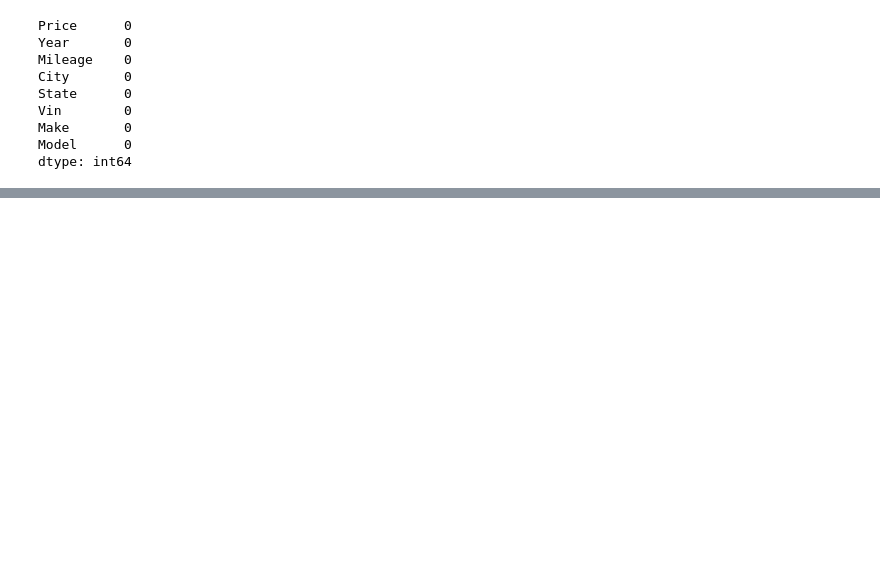
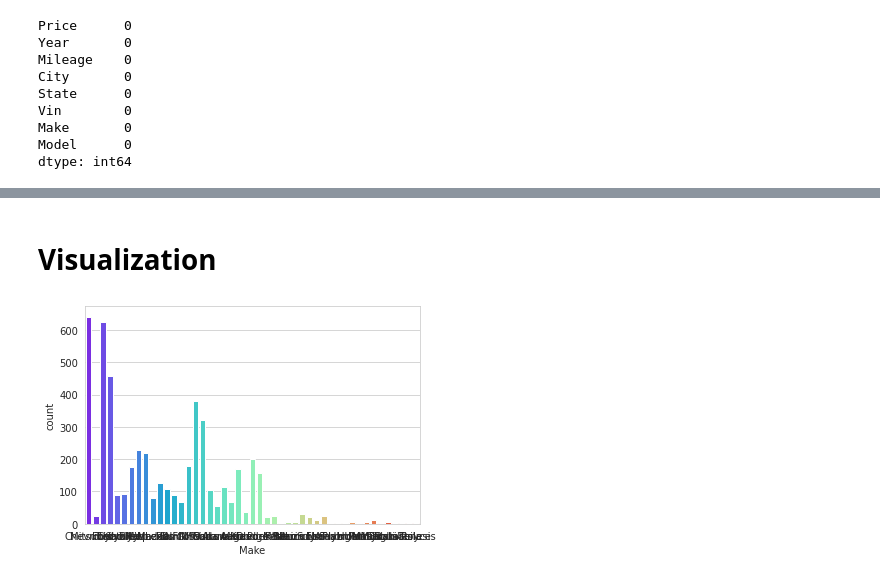
Before and after one commit to cmpe255-orion/car-price-prediction, a Jupyter notebook: Final_Project.ipynb, the cells around one changed output, grey strips where cells are left out. Cells and saved outputs as stored; diff of their text form; code cells hidden in the pictures; blank space fills up the shorter version.

```diff
--- a/Final_Project.ipynb
+++ b/Final_Project.ipynb
@@ -45,0 +62,2 @@ df.head(10)
+# %%
+df = df[:5000]
@@ -61,0 +100,8 @@ dtype: int64
+# %%
+df["Current_Year"] = 2021
+# %%
+df["Age"] = df["Current_Year"] - df["Year"]
+df["Original_Price"] = df["Price"]/ ((1 - (0.45)) ** 3)
+df["Depreciation"] = df["Original_Price"] - df["Price"]
+df["Percent_Loss"] = df["Price"] / df["Original_Price"]
+#df["Good_Buy"] = 1 if np.where(df["Percent_Loss"] < 0.6) else 0
@@ -61,0 +122,8 @@ dtype: int64
+# %% [markdown]
+# **Visualization**
+# %%
+sns.set_style('whitegrid')
+sns.countplot(x='Make', data=df, palette='rainbow')
+sns.set(rc = {'figure.figsize':(15,10)})
+# %% [output]
+[figure, added]
```
Also changed, not shown: parts of 33 cells of this notebook.
